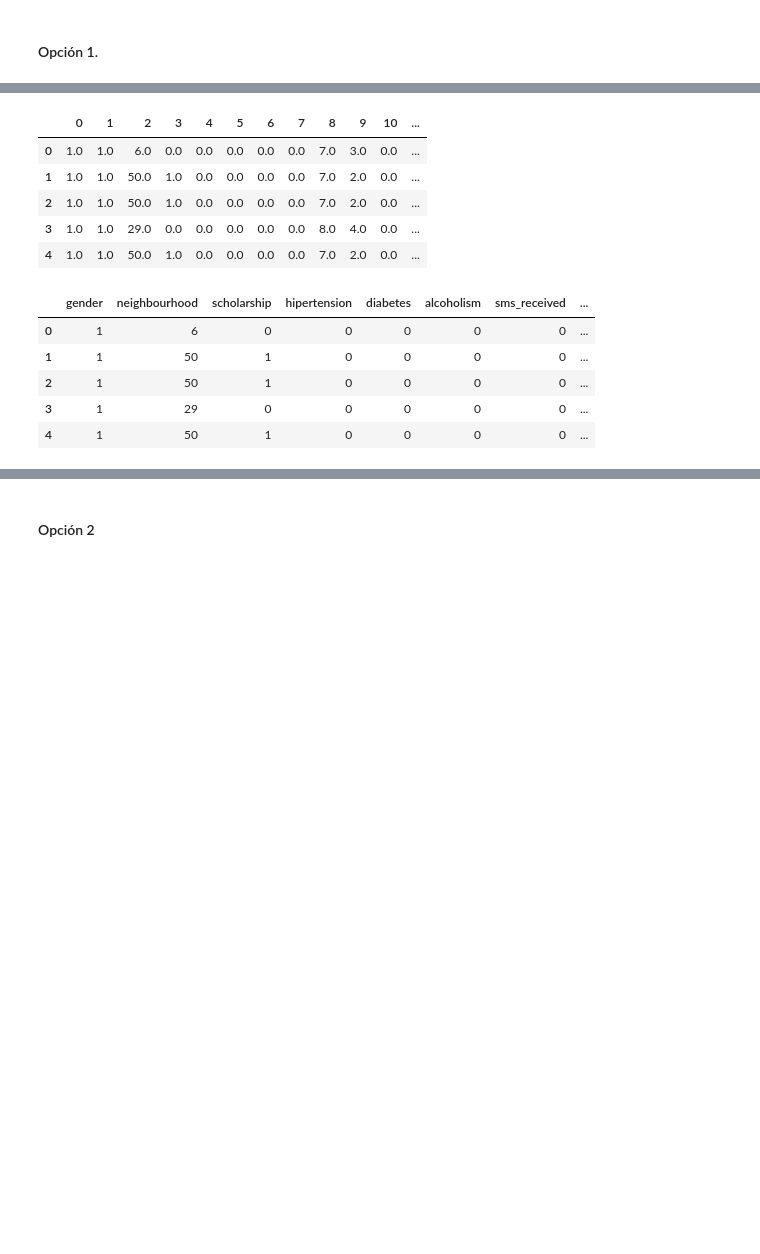
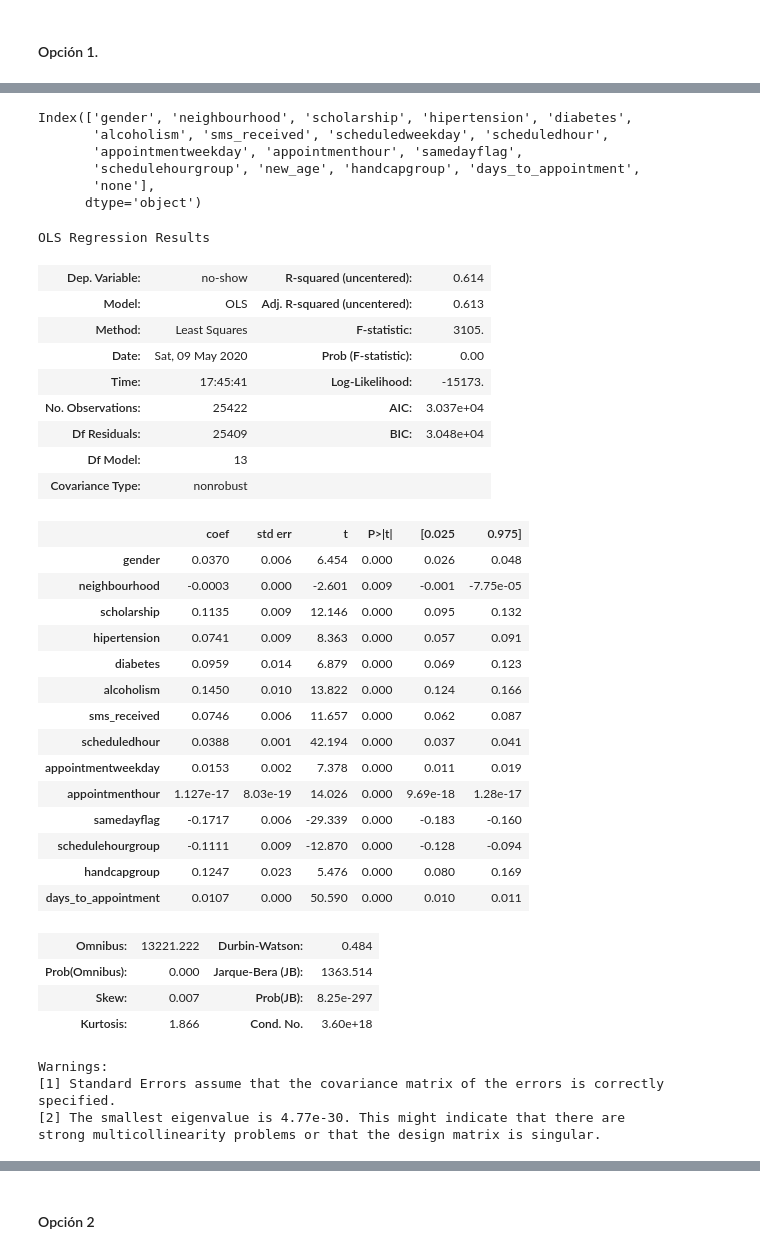
Before and after one commit to ta-datapt-bcn/project-ml-show-noshow, a Jupyter notebook: ml-show-noshow.ipynb, the cells around one changed output, grey strips where cells are left out. Cells and saved outputs as stored; diff of their text form; code cells hidden in the pictures; blank space fills up the shorter version.

```diff
--- a/ml-show-noshow.ipynb
+++ b/ml-show-noshow.ipynb
@@ -918,10 +918,10 @@ La <b>eliminación hacia atrás </b> se suele llevar a cabo en 5 pasos:
 # %% [markdown]
 Separamos del dataset la variable dependiente a predecir.
 # %%
-X = citas_dummies_reduction.iloc[:, :-1].values
-y = citas_dummies_reduction.iloc[:, -1].values
+X = citas_dummies_reduction.iloc[:, :-1]
+y = citas_dummies_reduction.iloc[:, -1]
 # %% [markdown]
 #### Opción 1.
 # %%
 # Construir el modelo óptimo de RLM utilizando la Eliminación hacia atrás
-X = np.append(arr = np.ones((X.shape[0],1)).astype(int), values = X, axis = 1)
+X['none'] = np.ones((X.shape[0],1)).astype(int)
@@ -986,24 +928,51 @@ citas_modeled = backwardElimination(X_opt, SL)
-# %%
-pd.DataFrame(citas_modeled).head()
-# %% [output]
-|  | 0 | 1 | 2 | 3 | 4 | 5 | 6 | 7 | 8 | 9 | 10 | ... |
-| 0 | 1.0 | 1.0 | 6.0 | 0.0 | 0.0 | 0.0 | 0.0 | 0.0 | 7.0 | 3.0 | 0.0 | ... |
-| 1 | 1.0 | 1.0 | 50.0 | 1.0 | 0.0 | 0.0 | 0.0 | 0.0 | 7.0 | 2.0 | 0.0 | ... |
-| 2 | 1.0 | 1.0 | 50.0 | 1.0 | 0.0 | 0.0 | 0.0 | 0.0 | 7.0 | 2.0 | 0.0 | ... |
-| 3 | 1.0 | 1.0 | 29.0 | 0.0 | 0.0 | 0.0 | 0.0 | 0.0 | 8.0 | 4.0 | 0.0 | ... |
-| 4 | 1.0 | 1.0 | 50.0 | 1.0 | 0.0 | 0.0 | 0.0 | 0.0 | 7.0 | 2.0 | 0.0 | ... |
-# %%
-citas_dummies_reduction.head()
-# %% [output]
-|  | gender | neighbourhood | scholarship | hipertension | diabetes | alcoholism | sms_received | ... |
-| 0 | 1 | 6 | 0 | 0 | 0 | 0 | 0 | ... |
-| 1 | 1 | 50 | 1 | 0 | 0 | 0 | 0 | ... |
-| 2 | 1 | 50 | 1 | 0 | 0 | 0 | 0 | ... |
-| 3 | 1 | 29 | 0 | 0 | 0 | 0 | 0 | ... |
-| 4 | 1 | 50 | 1 | 0 | 0 | 0 | 0 | ... |
+# %%
+X.columns
+# %% [output]
+Index(['gender', 'neighbourhood', 'scholarship', 'hipertension', 'diabetes',
+       'alcoholism', 'sms_received', 'scheduledweekday', 'scheduledhour',
+       'appointmentweekday', 'appointmenthour', 'samedayflag',
+       'schedulehourgroup', 'new_age', 'handcapgroup', 'days_to_appointment',
+       'none'],
+      dtype='object')
 # %%
-columns = ['none','gender', 'neighbourhood', 'scholarship', 'hipertension', 'diabetes',
+X_opt = X[['gender', 'neighbourhood', 'scholarship', 'hipertension', 'diabetes',
        'alcoholism', 'sms_received', 'scheduledhour',
-       'appointmentweekday', 'samedayflag',
-       'schedulehourgroup', 'new_age', 'handcapgroup', 'days_to_appointment']
+       'appointmentweekday', 'appointmenthour', 'samedayflag',
+       'schedulehourgroup', 'handcapgroup', 'days_to_appointment']]
+regression_OLS = sm.OLS(y, X_opt).fit()
+regression_OLS.summary()
+# %% [output]
+OLS Regression Results
+| Dep. Variable: | no-show | R-squared (uncentered): | 0.614 |
+| Model: | OLS | Adj. R-squared (uncentered): | 0.613 |
+| Method: | Least Squares | F-statistic: | 3105. |
+| Date: | Sat, 09 May 2020 | Prob (F-statistic): | 0.00 |
+| Time: | 17:45:41 | Log-Likelihood: | -15173. |
+| No. Observations: | 25422 | AIC: | 3.037e+04 |
+| Df Residuals: | 25409 | BIC: | 3.048e+04 |
+| Df Model: | 13 |  |  |
+| Covariance Type: | nonrobust |  |  |
+|  | coef | std err | t | P>|t| | [0.025 | 0.975] |
+| gender | 0.0370 | 0.006 | 6.454 | 0.000 | 0.026 | 0.048 |
+| neighbourhood | -0.0003 | 0.000 | -2.601 | 0.009 | -0.001 | -7.75e-05 |
+| scholarship | 0.1135 | 0.009 | 12.146 | 0.000 | 0.095 | 0.132 |
+| hipertension | 0.0741 | 0.009 | 8.363 | 0.000 | 0.057 | 0.091 |
+| diabetes | 0.0959 | 0.014 | 6.879 | 0.000 | 0.069 | 0.123 |
+| alcoholism | 0.1450 | 0.010 | 13.822 | 0.000 | 0.124 | 0.166 |
+| sms_received | 0.0746 | 0.006 | 11.657 | 0.000 | 0.062 | 0.087 |
+| scheduledhour | 0.0388 | 0.001 | 42.194 | 0.000 | 0.037 | 0.041 |
+| appointmentweekday | 0.0153 | 0.002 | 7.378 | 0.000 | 0.011 | 0.019 |
+| appointmenthour | 1.127e-17 | 8.03e-19 | 14.026 | 0.000 | 9.69e-18 | 1.28e-17 |
+| samedayflag | -0.1717 | 0.006 | -29.339 | 0.000 | -0.183 | -0.160 |
+| schedulehourgroup | -0.1111 | 0.009 | -12.870 | 0.000 | -0.128 | -0.094 |
+| handcapgroup | 0.1247 | 0.023 | 5.476 | 0.000 | 0.080 | 0.169 |
+| days_to_appointment | 0.0107 | 0.000 | 50.590 | 0.000 | 0.010 | 0.011 |
+| Omnibus: | 13221.222 | Durbin-Watson: | 0.484 |
+| Prob(Omnibus): | 0.000 | Jarque-Bera (JB): | 1363.514 |
+| Skew: | 0.007 | Prob(JB): | 8.25e-297 |
+| Kurtosis: | 1.866 | Cond. No. | 3.60e+18 |
+Warnings:
+[1] Standard Errors assume that the covariance matrix of the errors is correctly specified.
+[2] The smallest eigenvalue is 4.77e-30. This might indicate that there are
+strong multicollinearity problems or that the design matrix is singular.
 # %%
```
Also changed, not shown: parts of 12 cells of this notebook.
